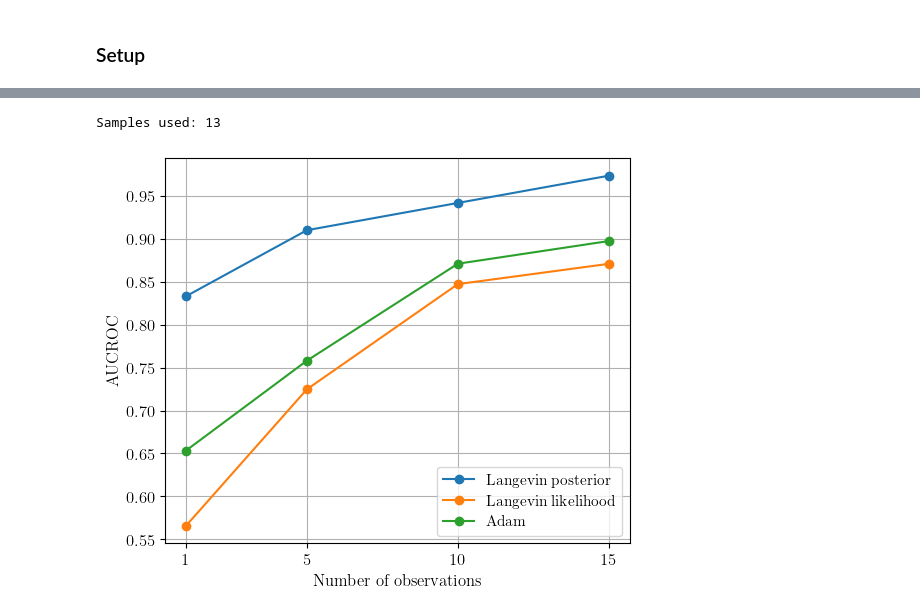
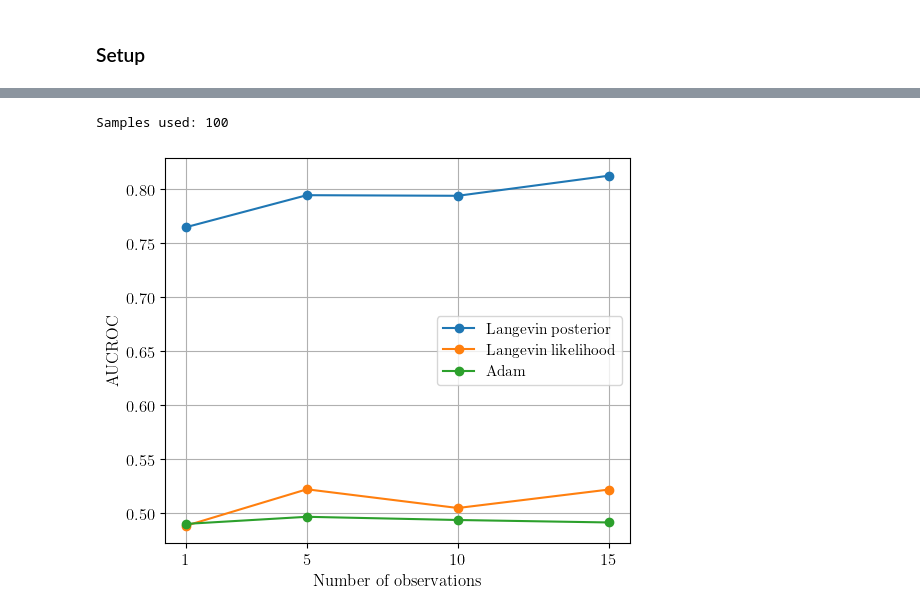
Before and after one commit to Tenceto/inference_langevin, a Jupyter notebook: notebooks/results.ipynb, the cells around one changed output, grey strips where cells are left out. Saved outputs shown, nothing was run; the diff lists cells and outputs as text; code cells hidden in the pictures.

```diff
--- a/notebooks/results.ipynb
+++ b/notebooks/results.ipynb
@@ -35,12 +30,12 @@ The autoreload extension is already loaded. To reload it, use:
 # %%
-filename = "outputs/deezer_ego_13_0.5_1_0.5_0.5_[1, 5, 10, 15].csv"
+filename = "outputs/deezer_ego_13_0.01_1_0.5_0.5_[1, 5, 10, 15].csv"
 legend = {
     "langevin_posterior": "Langevin posterior",
     "langevin_likelihood": "Langevin likelihood",
     "adam": "Adam",
 }
 
-plot_results(filename, legend)
+plot_graph_results(filename, legend)
 # %% [output]
-Samples used: 13
+Samples used: 100
-[figure, old version]
+[figure, new version]
```
Also changed, not shown: parts of 2 cells of this notebook, 2 other files.
